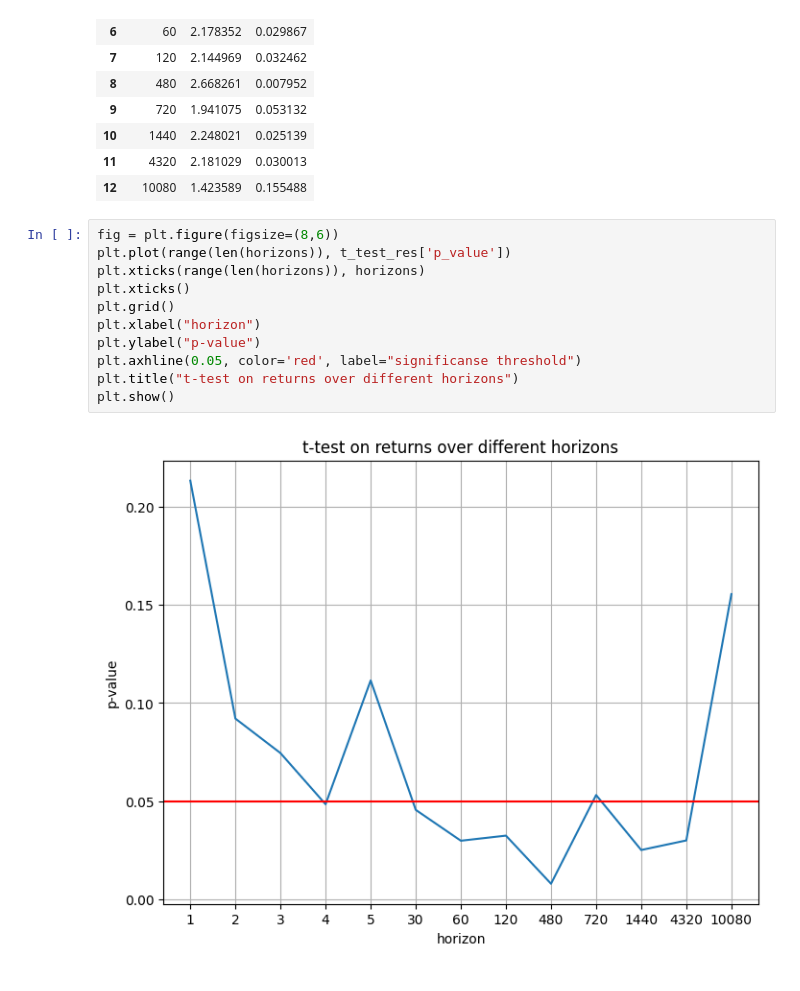
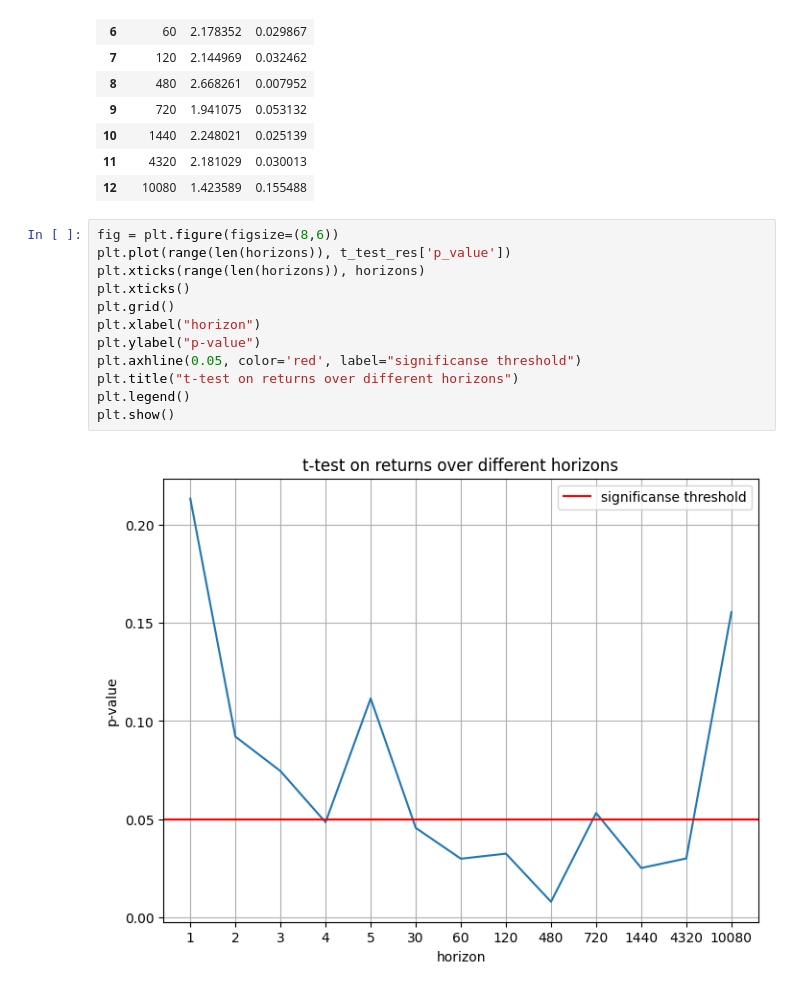
Before and after one commit to SigmaFlowX/Sber-Moex-Options, a Jupyter notebook: notebooks/large_orders_analysis.ipynb, the cells around one changed output. Cells and saved outputs as stored; diff of their text form.

Commit message:
add t-test graph

```diff
--- a/notebooks/large_orders_analysis.ipynb
+++ b/notebooks/large_orders_analysis.ipynb
@@ -255,13 +255,14 @@ t_test_res
 # %%
 fig = plt.figure(figsize=(8,6))
 plt.plot(range(len(horizons)), t_test_res['p_value'])
 plt.xticks(range(len(horizons)), horizons)
 plt.xticks()
 plt.grid()
 plt.xlabel("horizon")
 plt.ylabel("p-value")
 plt.axhline(0.05, color='red', label="significanse threshold")
 plt.title("t-test on returns over different horizons")
+plt.legend()
 plt.show()
 # %% [output]
-[figure, old version]
+[figure, new version]
```
